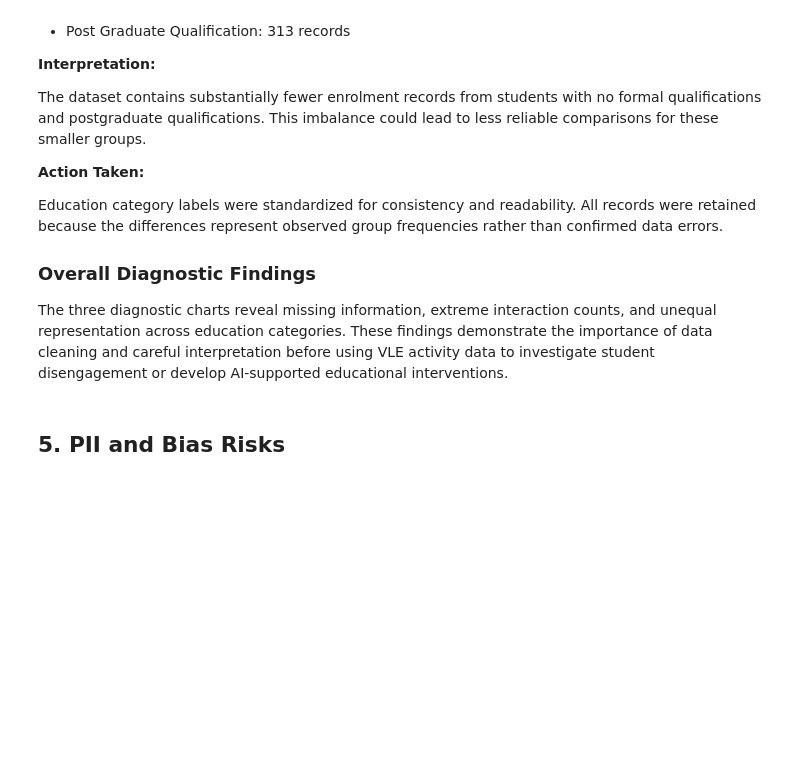
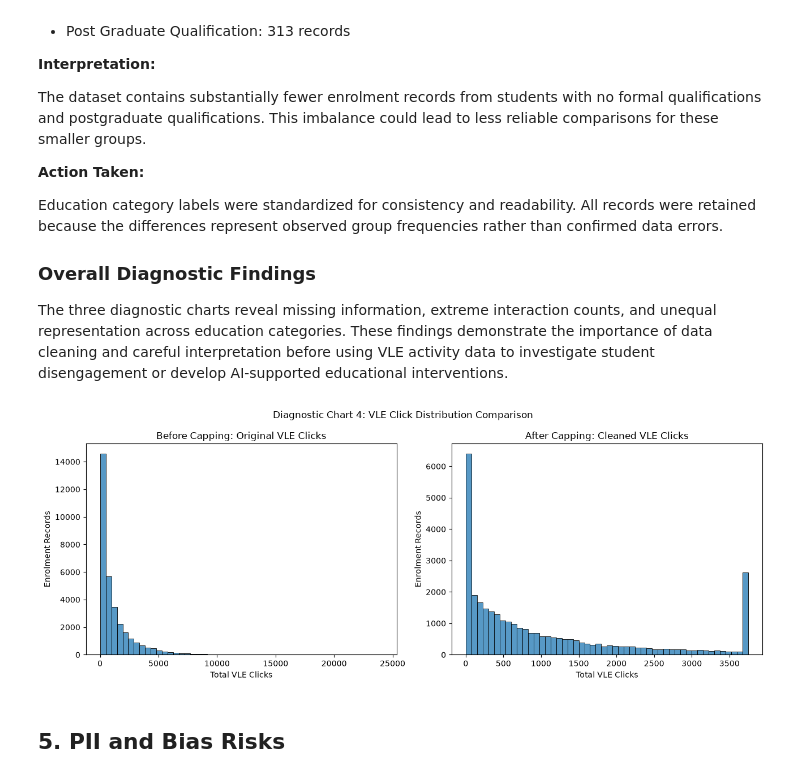
Before and after one commit to a210683-ukm/eda-data-profiling-assignment, a Jupyter notebook: Assignment1.ipynb, the cells around one changed output. Drawn from its saved outputs; the diff is of its cells as text; code cells hidden in the pictures; blank space fills up the shorter version.

```diff
--- a/Assignment1.ipynb
+++ b/Assignment1.ipynb
@@ -412,6 +412,34 @@ Education category labels were standardized for consistency and readability. All
 ### Overall Diagnostic Findings
 
 The three diagnostic charts reveal missing information, extreme interaction counts, and unequal representation across education categories. These findings demonstrate the importance of data cleaning and careful interpretation before using VLE activity data to investigate student disengagement or develop AI-supported educational interventions.
+# %%
+
+# Additional diagnostic chart: Click distribution before and after cleaning
+fig, axes = plt.subplots(1, 2, figsize=(13, 5))
+
+sns.histplot(
+    df['total_clicks_original'],
+    bins=50,
+    ax=axes[0]
+)
+axes[0].set_title('Before Capping: Original VLE Clicks')
+axes[0].set_xlabel('Total VLE Clicks')
+axes[0].set_ylabel('Enrolment Records')
+
+sns.histplot(
+    df['total_clicks'],
+    bins=50,
+    ax=axes[1]
+)
+axes[1].set_title('After Capping: Cleaned VLE Clicks')
+axes[1].set_xlabel('Total VLE Clicks')
+axes[1].set_ylabel('Enrolment Records')
+
+plt.suptitle('Diagnostic Chart 4: VLE Click Distribution Comparison')
+plt.tight_layout()
+plt.show()
+# %% [output]
+[figure, added]
 # %% [markdown]
 ## **5. PII and Bias Risks**
 # %% [markdown]
```
Also changed, not shown: parts of 2 cells of this notebook.
